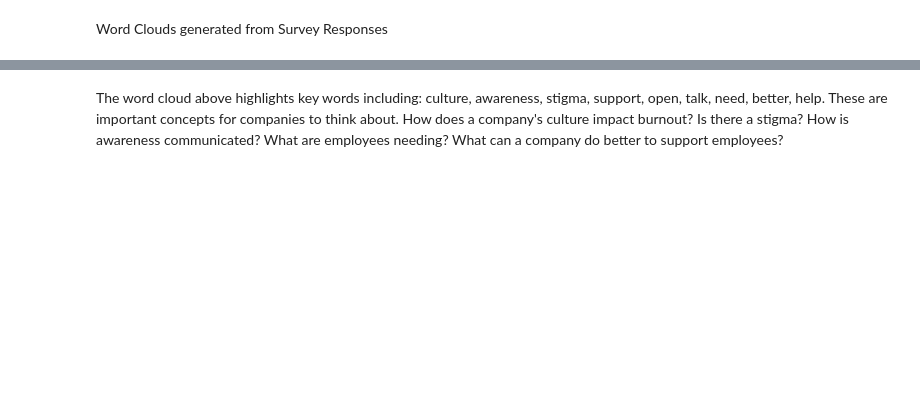
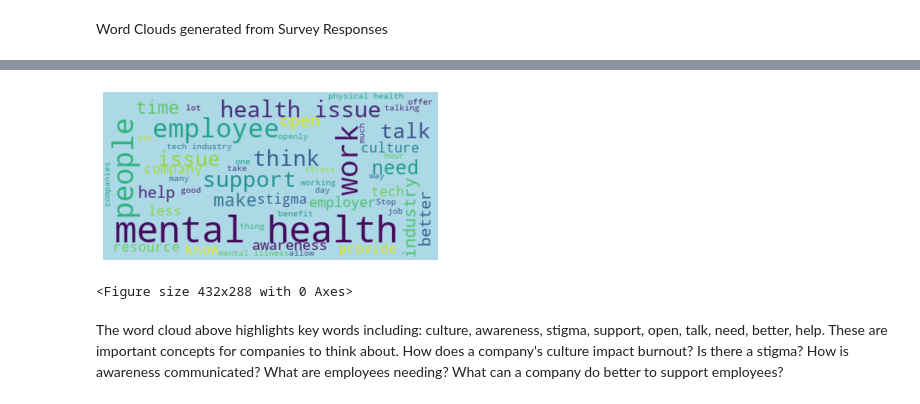
Before and after one commit to laurmarshall/Burnout-In-Tech, a Jupyter notebook: eda.ipynb, the cells around one changed output, grey strips where cells are left out. Drawn from its saved outputs; the diff is of its cells as text; code cells hidden in the pictures; blank space fills up the shorter version.

```diff
--- a/eda.ipynb
+++ b/eda.ipynb
@@ -521,17 +593,23 @@ answer3
 # %%
 # Start with one review:
 # Name: Briefly describe what you think the industry as a whole and/or employers could do
 # to improve mental health support for employees.
 # text = pivoted_df.iloc[:,3].values
 
 # Create and generate a word cloud image:
 text = " ".join(response for response in answer3)
-wordcloud = WordCloud(max_words=100, background_color="black").generate(text)
+wordcloud = WordCloud(max_words=50, background_color="lightblue").generate(text)
 
 # Display the generated image:
 plt.imshow(wordcloud, interpolation='bilinear')
 plt.axis("off")
+
 plt.show()
+
+plt.savefig('word cloud with employee supports')
+# %% [output]
+[figure, added]
+<Figure size 432x288 with 0 Axes>
 # %% [markdown]
 The word cloud above highlights key words including: culture, awareness, stigma, support, open, talk, need, better, help. These are important concepts for companies to think about. How does a company's culture impact burnout? Is there a stigma? How is awareness communicated? What are employees needing? What can a company do better to support employees?
 # %%
```
Also changed, not shown: parts of 23 cells of this notebook, 8 other files.
